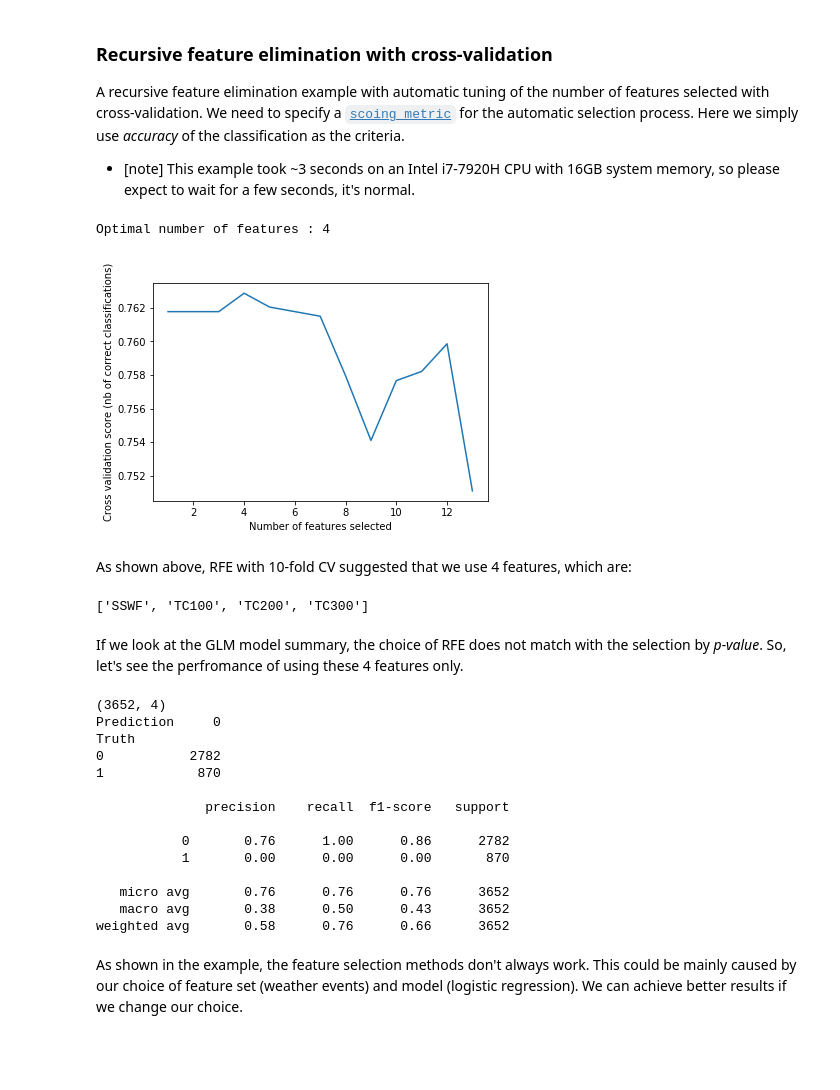
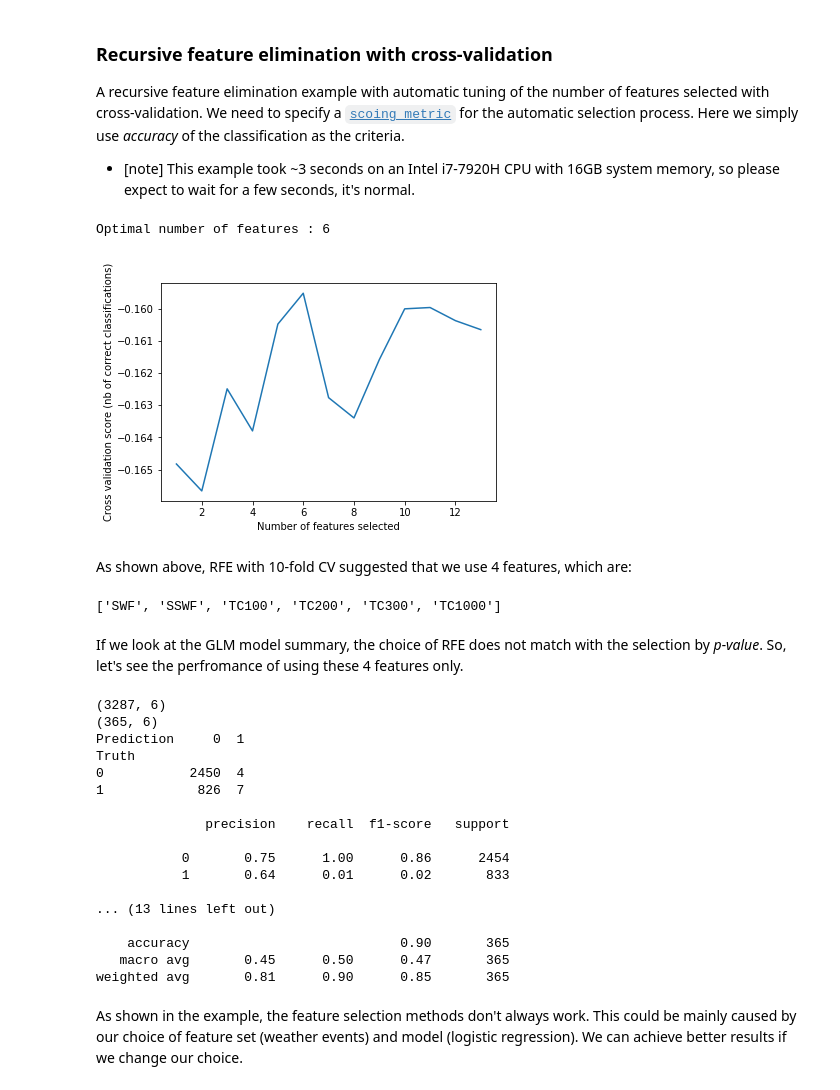
Before and after one commit to tingsyo/course_ce2019, a Jupyter notebook: week06_model_evaluation/Example_feature_selection.ipynb, the cells around one changed output. Drawn from its saved outputs; the diff is of its cells as text; code cells hidden in the pictures; blank space fills up the shorter version.

Commit message:
- Updated feature selection examples

```diff
--- a/week06_model_evaluation/Example_feature_selection.ipynb
+++ b/week06_model_evaluation/Example_feature_selection.ipynb
@@ -42,0 +44,17 @@ Variables
+# %%
+# Split data into training and testing: 2005~2013 for training, and 2014 for testing
+x_test = np.array(x.iloc[3287:,:])
+y_test = np.array(y.iloc[3287:,:]).flatten()
+X = np.array(x.iloc[:3287,:])
+Y = np.array(y.iloc[:3287,:]).flatten()
+#
+print('Data dimension: ')
+print('    Training set: ')
+print(X.shape)
+print(Y.shape)
+print('    Test set: ')
+print(x_test.shape)
+print(y_test.shape)
+print()
+print('Variables:')
+print(list(x.columns))
@@ -165,7 +230,9 @@ In the following example, we use [`mutual information`](https://en.wikipedia.org
 from sklearn.feature_selection import SelectKBest, SelectPercentile
 from sklearn.feature_selection import chi2, f_classif, mutual_info_classif
 
-newx = SelectPercentile(mutual_info_classif, percentile=60).fit_transform(X, Y)
+sp = SelectPercentile(mutual_info_classif, percentile=60)
+sp.fit(X, Y)
+newx = sp.transform(X)
 print(newx.shape)
 
 # Fit the classifier
@@ -173,9 +240,17 @@ glm = LogisticRegression(C=1e5, solver='lbfgs', max_iter=500)
 glm.fit(newx, Y)
 yhat = glm.predict(newx)
 
-# Show results
+# Show results on training data
 cfm = evaluate_model(Y, yhat)
 print(cfm['matrix'])
 print()
 print(cfm['report'])
+
+# Show results on test data
+newx_test = sp.transform(x_test)
+yhat = glm.predict(newx_test)
+cfm = evaluate_model(y_test, yhat)
+print(cfm['matrix'])
+print()
+print(cfm['report'])
 # %% [output]
@@ -202,61 +280,73 @@ A recursive feature elimination example with automatic tuning of the number of f
 # %%
 # Reference: https://scikit-learn.org/stable/auto_examples/feature_selection/plot_rfe_with_cross_validation.html
 from sklearn.model_selection import StratifiedKFold
 from sklearn.feature_selection import RFECV
 
 # Create the RFE object and compute a cross-validated score.
 glm = LogisticRegression(C=1e5, solver='lbfgs', max_iter=500)
 # The "accuracy" scoring is proportional to the number of correct classifications
-rfecv = RFECV(estimator=glm, step=1, cv=StratifiedKFold(10), scoring='accuracy')
+rfecv = RFECV(estimator=glm, step=1, cv=StratifiedKFold(5), scoring='brier_score_loss')
 rfecv.fit(X, Y)
 
 print("Optimal number of features : %d" % rfecv.n_features_)
 
 # Plot number of features VS. cross-validation scores
 plt.figure()
 plt.xlabel("Number of features selected")
 plt.ylabel("Cross validation score (nb of correct classifications)")
 plt.plot(range(1, len(rfecv.grid_scores_) + 1), rfecv.grid_scores_)
 plt.show()
 # %% [output]
-Optimal number of features : 4
+Optimal number of features : 6
-[figure, old version]
+[figure, new version]
 # %% [markdown]
 As shown above, RFE with 10-fold CV suggested that we use 4 features, which are:
 # %%
 x_sel = list(x.columns[rfecv.support_])
 print(x_sel)
 # %% [output]
-['SSWF', 'TC100', 'TC200', 'TC300']
+['SWF', 'SSWF', 'TC100', 'TC200', 'TC300', 'TC1000']
 # %% [markdown]
 If we look at the GLM model summary, the choice of RFE does not match with the selection by *p-value*. So, let's see the perfromance of using these 4 features only.
 # %%
-x_rfe = np.array(x.loc[:,x_sel])
+x_rfe = np.array(x.loc[:,x_sel])[:3287,:]
+x_test_rfe = np.array(x.loc[:,x_sel])[3287:,:]
 print(x_rfe.shape)
+print(x_test_rfe.shape)
 # Fit the classifier
 glm = LogisticRegression(C=1e5, solver='lbfgs', max_iter=500)
 glm.fit(x_rfe, Y)
 yhat = glm.predict(x_rfe)
 
-# Show results
+# Show results on training set
 cfm = evaluate_model(Y, yhat)
 print(cfm['matrix'])
 print()
 print(cfm['report'])
+
+# Show results on test set
+yhat = glm.predict(x_test_rfe)
+cfm = evaluate_model(y_test, yhat)
+print(cfm['matrix'])
+print()
+print(cfm['report'])
 # %% [output]
-(3652, 4)
-Prediction     0
+(3287, 6)
+(365, 6)
+Prediction     0  1
 Truth
-0           2782
-1            870
+0           2450  4
+1            826  7
 
               precision    recall  f1-score   support
 
-           0       0.76      1.00      0.86      2782
-           1       0.00      0.00      0.00       870
+           0       0.75      1.00      0.86      2454
+           1       0.64      0.01      0.02       833
 
-   micro avg       0.76      0.76      0.76      3652
-   macro avg       0.38      0.50      0.43      3652
-weighted avg       0.58      0.76      0.66      3652
+... (13 lines left out)
+
+    accuracy                           0.90       365
+   macro avg       0.45      0.50      0.47       365
+weighted avg       0.81      0.90      0.85       365
 # %% [markdown]
 As shown in the example, the feature selection methods don't always work. This could be mainly caused by our choice of feature set (weather events) and model (logistic regression). We can achieve better results if we change our choice.
```
Also changed, not shown: parts of 7 cells of this notebook.
